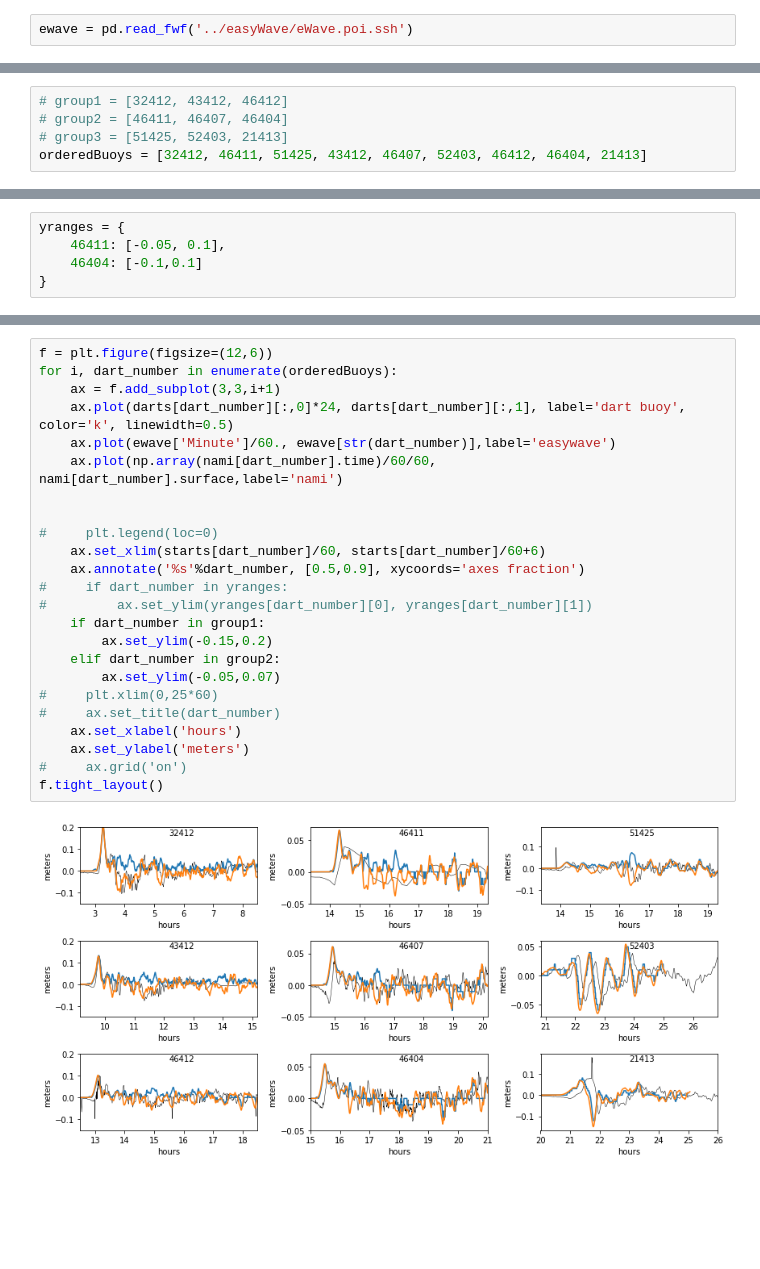
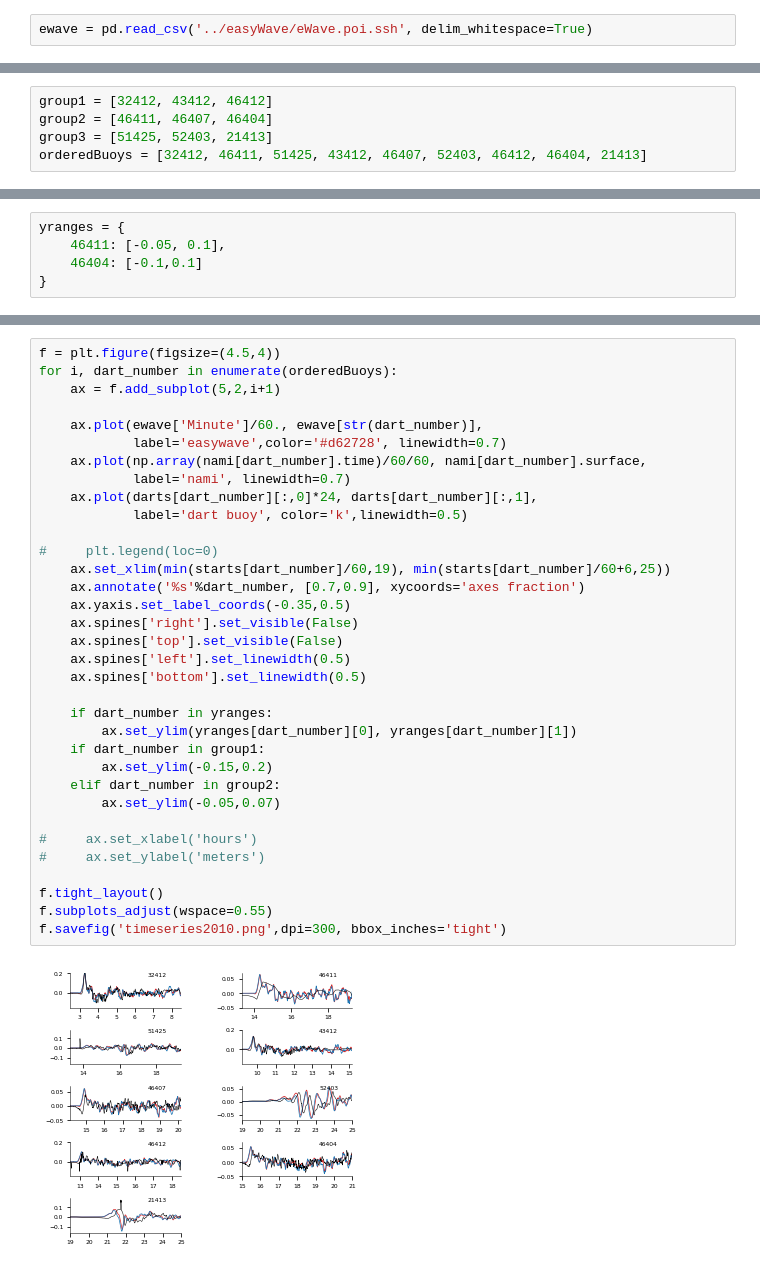
Before and after one commit to jgalazm/comp-geo-paper-figures, a Jupyter notebook: 03_biobio2010/comparison/finalPlots.ipynb, the cells around one changed output, grey strips where cells are left out. Cells and saved outputs as stored; diff of their text form; blank space fills up the shorter version.

Commit message:
update plots

```diff
--- a/03_biobio2010/comparison/finalPlots.ipynb
+++ b/03_biobio2010/comparison/finalPlots.ipynb
@@ -99,7 +108,7 @@ nami = pd.read_json('../tsunamilab/pois')
 # %% [markdown]
 Read Easywave time series
 # %%
-ewave = pd.read_fwf('../easyWave/eWave.poi.ssh')
+ewave = pd.read_csv('../easyWave/eWave.poi.ssh', delim_whitespace=True)
 # %% [markdown]
 Read DART buoys time series
 # %%
@@ -119,9 +128,9 @@ starts = {
     52403: 1250
 }
 # %%
-# group1 = [32412, 43412, 46412]
-# group2 = [46411, 46407, 46404]
-# group3 = [51425, 52403, 21413]
+group1 = [32412, 43412, 46412]
+group2 = [46411, 46407, 46404]
+group3 = [51425, 52403, 21413]
 orderedBuoys = [32412, 46411, 51425, 43412, 46407, 52403, 46412, 46404, 21413]
 # %%
 for i, d in enumerate(orderedBuoys):
@@ -144,26 +162,36 @@ yranges = {
 # %%
-f = plt.figure(figsize=(12,6))
+f = plt.figure(figsize=(4.5,4))
 for i, dart_number in enumerate(orderedBuoys):
-    ax = f.add_subplot(3,3,i+1)
-    ax.plot(darts[dart_number][:,0]*24, darts[dart_number][:,1], label='dart buoy', color='k', linewidth=0.5)
-    ax.plot(ewave['Minute']/60., ewave[str(dart_number)],label='easywave')
-    ax.plot(np.array(nami[dart_number].time)/60/60, nami[dart_number].surface,label='nami')
+    ax = f.add_subplot(5,2,i+1)
 
+    ax.plot(ewave['Minute']/60., ewave[str(dart_number)],
+            label='easywave',color='#d62728', linewidth=0.7)
+    ax.plot(np.array(nami[dart_number].time)/60/60, nami[dart_number].surface,
+            label='nami', linewidth=0.7)
+    ax.plot(darts[dart_number][:,0]*24, darts[dart_number][:,1],
+            label='dart buoy', color='k',linewidth=0.5)
 
 #     plt.legend(loc=0)
-    ax.set_xlim(starts[dart_number]/60, starts[dart_number]/60+6)
-    ax.annotate('%s'%dart_number, [0.5,0.9], xycoords='axes fraction')
-#     if dart_number in yranges:
-#         ax.set_ylim(yranges[dart_number][0], yranges[dart_number][1])
+    ax.set_xlim(min(starts[dart_number]/60,19), min(starts[dart_number]/60+6,25))
+    ax.annotate('%s'%dart_number, [0.7,0.9], xycoords='axes fraction')
+    ax.yaxis.set_label_coords(-0.35,0.5)
+    ax.spines['right'].set_visible(False)
+    ax.spines['top'].set_visible(False)
+    ax.spines['left'].set_linewidth(0.5)
+    ax.spines['bottom'].set_linewidth(0.5)
+
+    if dart_number in yranges:
+        ax.set_ylim(yranges[dart_number][0], yranges[dart_number][1])
     if dart_number in group1:
         ax.set_ylim(-0.15,0.2)
     elif dart_number in group2:
         ax.set_ylim(-0.05,0.07)
-#     plt.xlim(0,25*60)
-#     ax.set_title(dart_number)
-    ax.set_xlabel('hours')
-    ax.set_ylabel('meters')
-#     ax.grid('on')
+
+#     ax.set_xlabel('hours')
+#     ax.set_ylabel('meters')
+
 f.tight_layout()
+f.subplots_adjust(wspace=0.55)
+f.savefig('timeseries2010.png',dpi=300, bbox_inches='tight')
 # %% [output]
-[figure, old version]
+[figure, new version]
```
Also changed, not shown: parts of 7 cells of this notebook, 5 other files.
